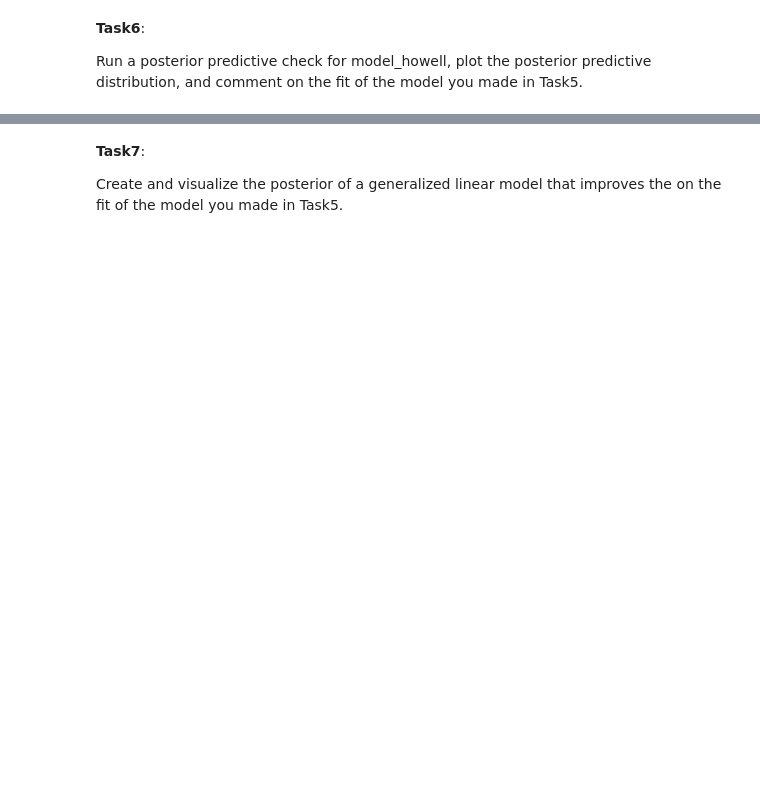
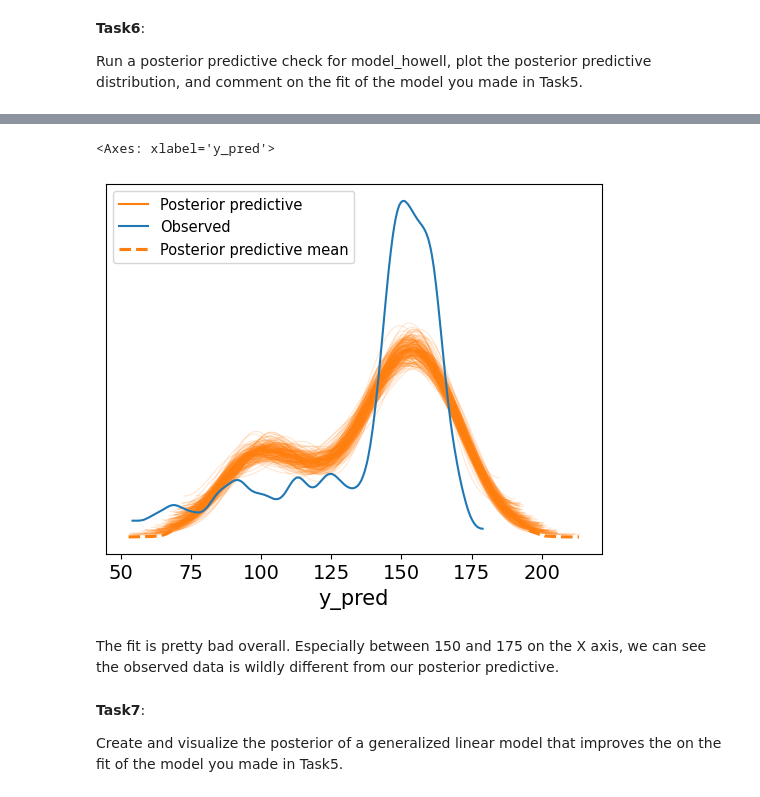
Before and after one commit to blortle-dev/data-science-lasa, a Jupyter notebook: Unit 5/Unit5ExercisesSF.ipynb, the cells around one changed output, grey strips where cells are left out. Drawn from its saved outputs; the diff is of its cells as text; code cells hidden in the pictures; blank space fills up the shorter version.

```diff
--- a/Unit 5/Unit5ExercisesSF.ipynb
+++ b/Unit 5/Unit5ExercisesSF.ipynb
@@ -177,0 +176,20 @@ Using a linear regression model would not work, as ⚠️ _**[NEEDS COMPLETION]*
+# %%
+# My (unsuccessful) attempts to create a model are below
+
+with pm.Model() as model_test:
+
+    #priors for our mean line
+    #the default mean for a normal dist is 0
+    α = pm.Normal("α", sigma=10)
+    β = pm.Normal("β", sigma=10)
+
+    #mean line
+    μ = pm.Deterministic("μ", α + β * basketball["FT%"])
+
+    #prior for standard deviation
+    σ = pm.HalfNormal("σ", sigma = 10)
+
+    #normal likelihood
+    y_pred = pm.Normal("y_pred", mu=μ, sigma=σ, observed=basketball["FG%"])
+
+    idata_test = pm.sample()
@@ -220,3 +307,10 @@ Run a posterior predictive check for model_howell, plot the posterior predictive
+# %%
+az.plot_ppc(idata_exc, num_pp_samples=200, colors=["C1", "C0", "C1"])
+# %% [output]
+<Axes: xlabel='y_pred'>
+[figure, added]
+# %% [markdown]
+The fit is pretty bad overall. Especially between 150 and 175 on the X axis, we can see the observed data is wildly different from our posterior predictive.
 # %% [markdown]
 **Task7**:
 
```
Also changed, not shown: parts of 14 cells of this notebook.
